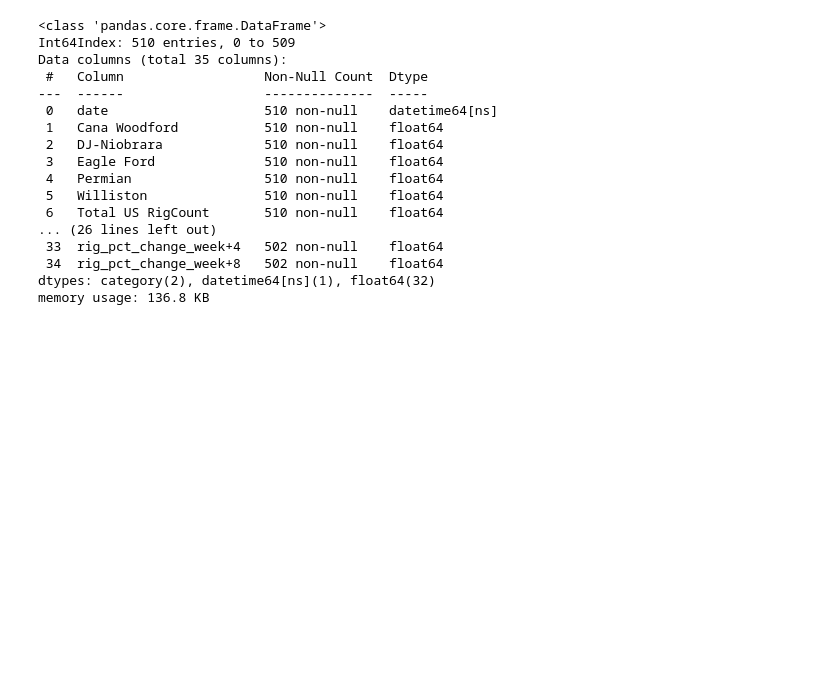
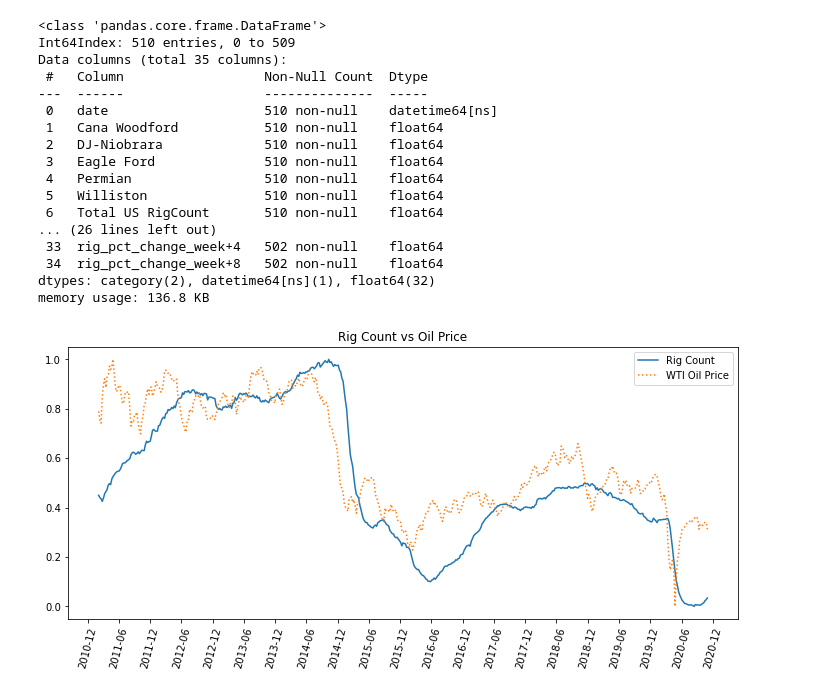
Before and after one commit to brspencer90/rig-count_L48, a Jupyter notebook: notebooks/02_Classification/3.1_EDA_class.ipynb, the cells around one changed output. Saved outputs shown, nothing was run; the diff lists cells and outputs as text; code cells hidden in the pictures; blank space fills up the shorter version.

```diff
--- a/notebooks/02_Classification/3.1_EDA_class.ipynb
+++ b/notebooks/02_Classification/3.1_EDA_class.ipynb
@@ -723,3 +735,22 @@ memory usage: 136.8 KB
 # Save merged file as CSV
 df_merge.to_csv(data_interim_dir+'merged_data_weekly_class.csv',index=False)
 quantiles.to_csv(data_processed_dir+'quantiles.csv',index=True)
+# %%
+fig, ax = plt.subplots(figsize=(12,5))
+
+scaler = MinMaxScaler()
+
+X = scaler.fit_transform(df_merge.iloc[:,1:-4].dropna().reset_index(drop=True))
+X = pd.DataFrame(X, columns=df_merge.iloc[:,1:-4].columns)
+
+
+ax.plot(df_merge.date[1:],X['Total US RigCount'],label='Rig Count')
+ax.plot(df_merge.date[1:],X['wti_spot'],label='WTI Oil Price',linestyle='dotted')
+ax.legend()
+ax.set_title('Rig Count vs Oil Price')
+ax.xaxis.set_major_locator(matplotlib.dates.MonthLocator(bymonth = range(0,13,6)))
+ax.xaxis.set_major_formatter(matplotlib.dates.DateFormatter("%Y-%m"))
+plt.xticks(rotation=75)
+plt.show()
+# %% [output]
+[figure, added]
```
Also changed, not shown: parts of 8 cells of this notebook, 15 other files.
